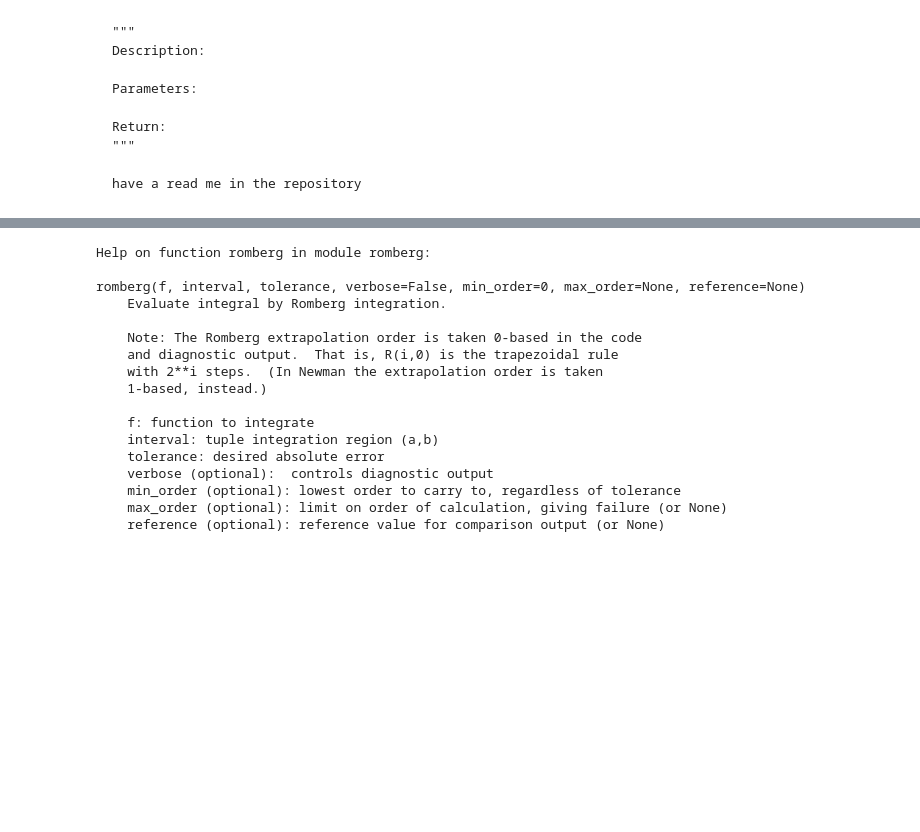
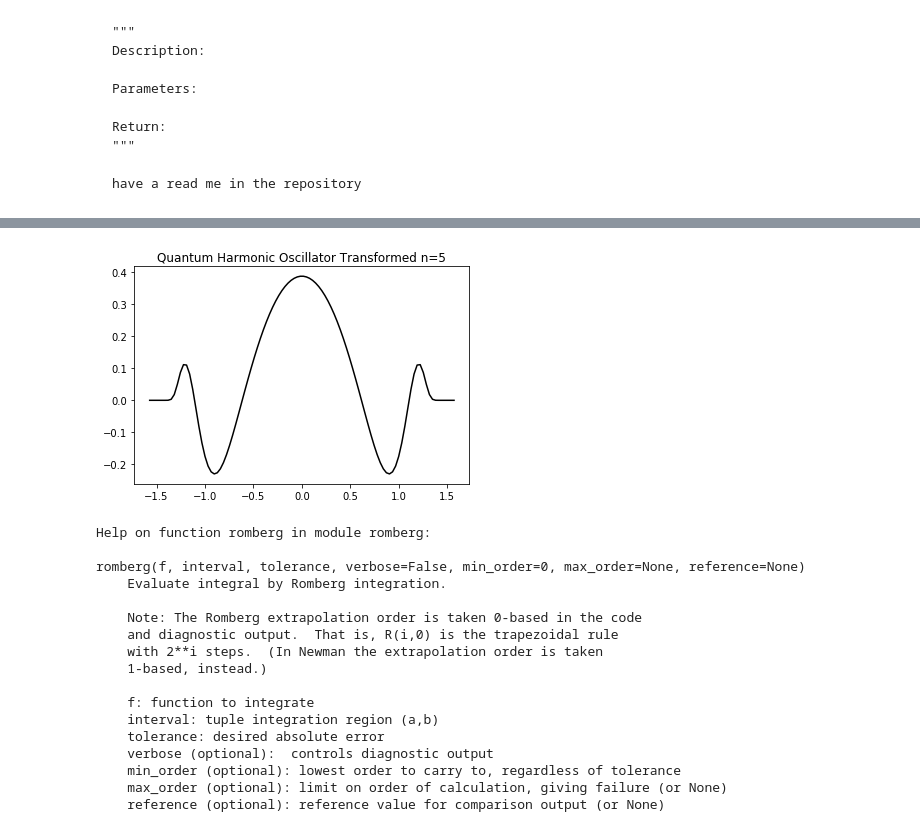
Before and after one commit to DannieWright/Project-1, a Jupyter notebook: Quantum Uncertainty in the Harmonic Oscillator.ipynb, the cells around one changed output, grey strips where cells are left out. Drawn from its saved outputs; the diff is of its cells as text; code cells hidden in the pictures; blank space fills up the shorter version.

```diff
--- a/Quantum Uncertainty in the Harmonic Oscillator.ipynb
+++ b/Quantum Uncertainty in the Harmonic Oscillator.ipynb
@@ -108,9 +108,9 @@ py.show ()
 # %%
 def infIntTransformation (nValue, xValue):
-    return quantumWaveFunc (nValue, math.tan (xValue)) / (math.cos (xValue))**2
+    return quantumWaveFunc (nValue, math.tan (xValue))
 
 def rootMeanFunc (nValue, xValue):
-    return xValue**2 * (abs (infIntTransformation (nValue, xValue)))**2
+    return (math.tan (xValue))**2 * (abs (infIntTransformation (nValue, xValue)))**2 / (math.cos (xValue))**2
 # %%
 
 numSamplePoints = 100
@@ -161,3 +180,28 @@ py.show ()
+# %%
+xLabel = "X-value"
+yLabel = "Y-value"
+title = "Quantum Harmonic Oscillator Transformed n=5"
+
+numberOfDataPoints = 100
+nValue = 5
+x1 = -math.pi / 2
+x2 =  math.pi / 2
+
+xValues = np.linspace (x1, x2, numberOfDataPoints, endpoint = True)
+yValues = np.empty ([numberOfDataPoints])
+
+for j in range (len (xValues)):
+    yValues[j] = infIntTransformation (nValue, xValues[j])
+
+py.plot (xValues, yValues, 'k-')
+#py.xlabel (xLabel)
+#py.ylabel (yLabel)
+py.title (title)
+
+py.legend ()
+py.show ()
+# %% [output]
+[figure, added]
 # %%
 help (rm.romberg)
 # %% [output]
```
Also changed, not shown: parts of 6 cells of this notebook.
